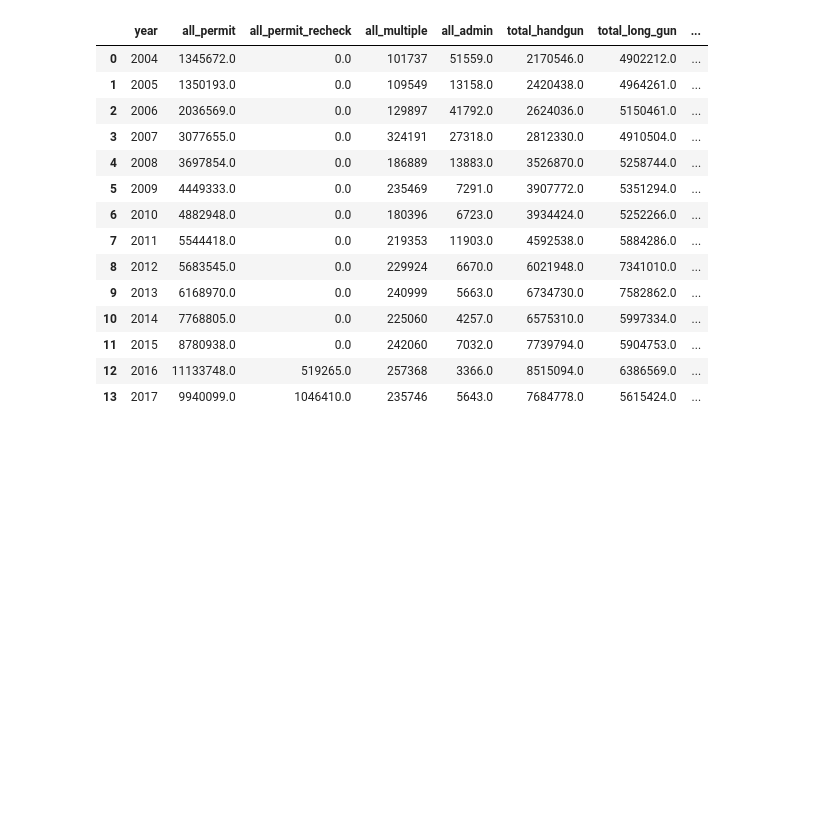
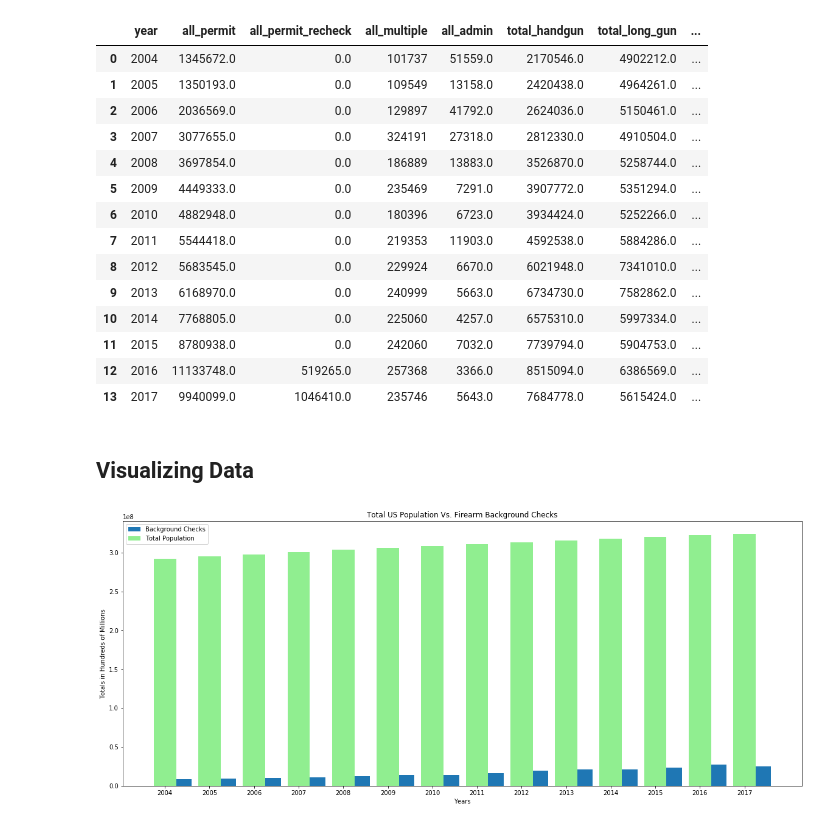
Before and after one commit to kcs342kcs/Guns, a Jupyter notebook: Parse_All_Data.ipynb, the cells around one changed output. Saved outputs shown, nothing was run; the diff lists cells and outputs as text; code cells hidden in the pictures; blank space fills up the shorter version.

```diff
--- a/Parse_All_Data.ipynb
+++ b/Parse_All_Data.ipynb
@@ -356,3 +357,19 @@ g_df
 | 11 | 2015 | 8780938.0 | 0.0 | 242060 | 7032.0 | 7739794.0 | 5904753.0 | ... |
 | 12 | 2016 | 11133748.0 | 519265.0 | 257368 | 3366.0 | 8515094.0 | 6386569.0 | ... |
 | 13 | 2017 | 9940099.0 | 1046410.0 | 235746 | 5643.0 | 7684778.0 | 5615424.0 | ... |
+# %% [markdown]
+## Visualizing Data
+# %%
+y_pos = np.arange(len(g_df["year"]))
+plt.bar(y_pos+0.2,g_df["all_total_bckgnd_chk"],label="Background Checks")
+plt.bar(y_pos,g_df["US_POP"],width=0.5,color="lightgreen",label="Total Population")
+plt.xticks(y_pos,g_df["year"])
+fig = plt.gcf()
+fig.set_size_inches(20,8)
+plt.xlabel("Years")
+plt.ylabel("Totals in Hundreds of Millions")
+plt.title("Total US Population Vs. Firearm Background Checks")
+plt.legend(loc="best")
+plt.savefig("./images/totalpop_vs_bckgnd_checks.png")
+# %% [output]
+[figure, added]
```
Also changed, not shown: parts of 4 cells of this notebook.
